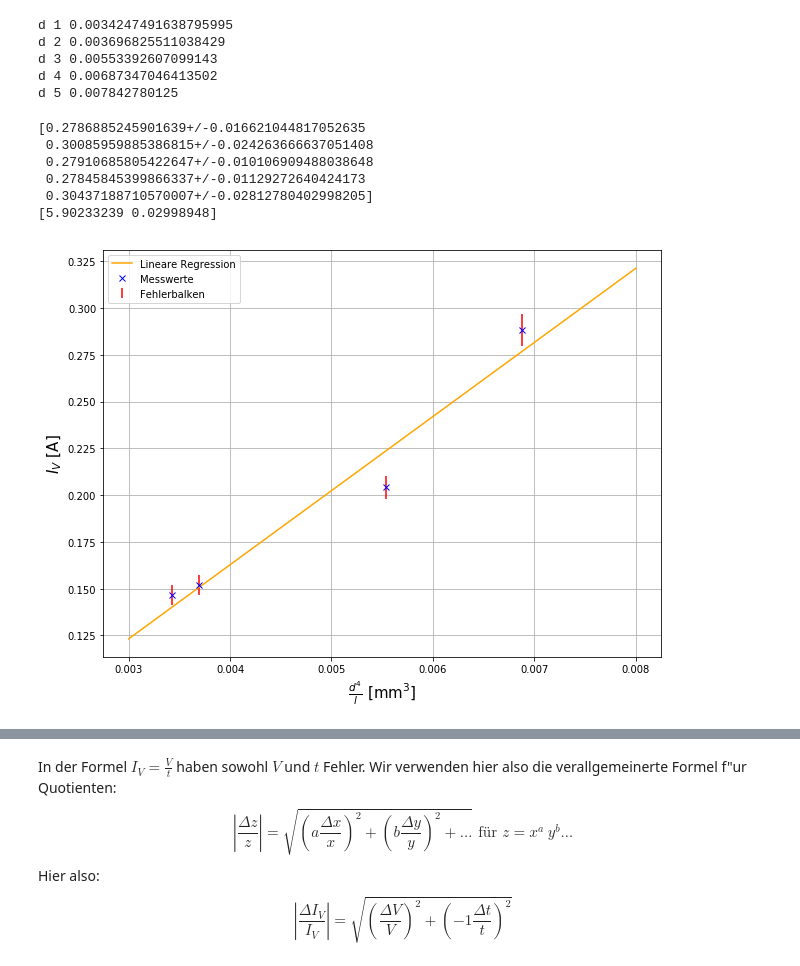
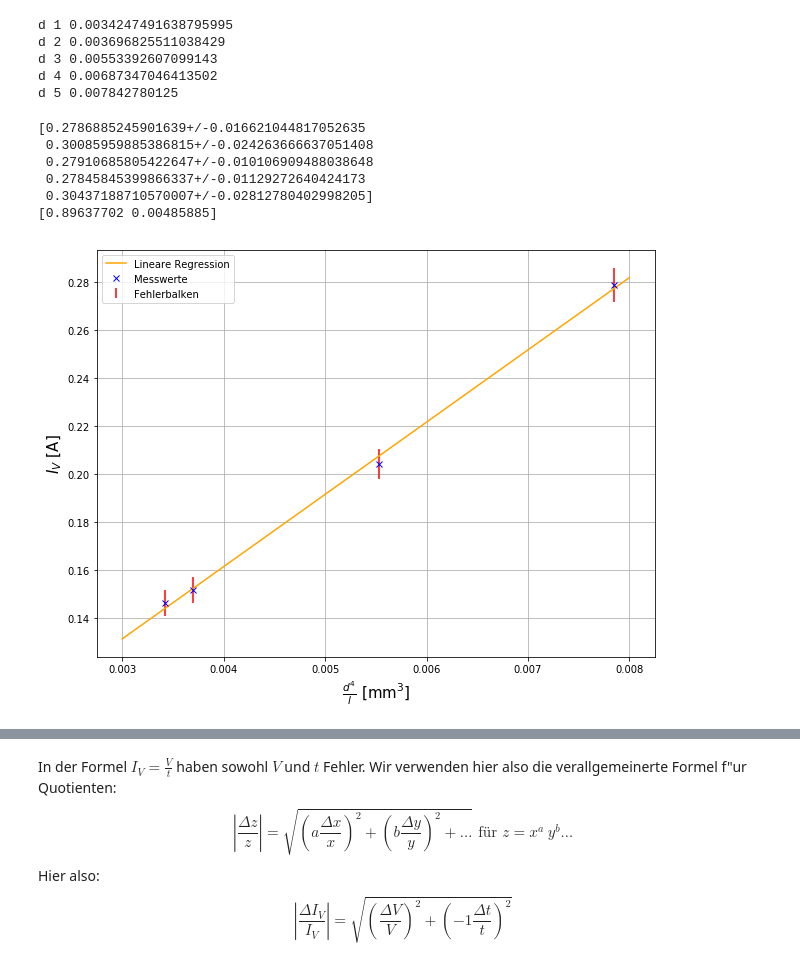
Before and after one commit to BigThonkers/APAP1, a Jupyter notebook: 9_8/Python_6.ipynb, the cells around one changed output, grey strips where cells are left out. Cells and saved outputs as stored; diff of their text form; code cells hidden in the pictures.

```diff
--- a/9_8/Python_6.ipynb
+++ b/9_8/Python_6.ipynb
@@ -60,14 +60,14 @@ print(np.array([I(ufloat(8.5,uv),ufloat(30.50,ut)),I(ufloat(6.3,uv),ufloat(20.94
 #Iarrayn=[I1.n,I2.n,I3.n,I4.n,I5.n]
 #Iarrays=[I1.s,I2.s,I3.s,I4.s,I5.s]
 
-Iarrayn=[I1.n,I2.n,I3.n,I4.n]#I5.n,I4.n]
-Iarrays=[I1.s,I2.s,I3.s,I4.s]#I5.s,I4.s]
+Iarrayn=[I1.n,I2.n,I3.n,I5.n]#I5.n,I4.n]
+Iarrays=[I1.s,I2.s,I3.s,I5.s]#I5.s,I4.s]
 Iarray=[I1,I2,I3,I5]
 
 meanI=mean(Iarray)
 
 #darray=[eq2(d1,l1),eq2(d2,l2),eq2(d3,l3),eq2(d4,l4),eq2(d5,l5)]
-darray=[eq2(d1,l1),eq2(d2,l2),eq2(d3,l3),eq2(d4,l4)]#eq2(d5,l5),eq2(d4,l4)]
+darray=[eq2(d1,l1),eq2(d2,l2),eq2(d3,l3),eq2(d5,l5)]#eq2(d5,l5),eq2(d4,l4)]
 #darrayn=[eq2(d1,l1).n,eq2(d2,l2).n,eq2(d3,l3).n,eq2(d4,l4).n,eq2(d5,l5).n]
 #darrays=[eq2(d1,l1).s,eq2(d2,l2).s,eq2(d3,l3).s,eq2(d4,l4).s,eq2(d5,l5).s]
 
@@ -84,32 +84,32 @@ fit=a*xfit+b
 
 #Ausgabe
 plt.plot(xfit,fit,'-',color='orange',label='Lineare Regression')
 print(np.sqrt(np.diag(pcov)))
 c=np.sqrt(np.diag(pcov))[0]
 d=np.sqrt(np.diag(pcov))[1]
 dfit1=(a+c)*(xfit)+fit
 dfit2=(a-c)*(xfit)+fit
 #plt.plot(xfit,dfit1,'--',color='orange')
 #plt.plot(xfit,dfit2,'--',color='orange')
 
 plt.plot(darray,Iarrayn,'x',label='Messwerte',color='blue')
 plt.errorbar(x=darray,y=Iarrayn,yerr=Iarrays,fmt='none',label='Fehlerbalken',color='red')
 
 plt.grid()
 fig_size=plt.rcParams["figure.figsize"]
 fig_size[0]=10
 fig_size[1]=7.5
 plt.xlabel(r'$\frac{d^4}{l}\ [\mathrm{mm}^3]$',size='15')
 plt.ylabel(r'$I_V\ [\mathrm{A}]$',size='15')
 plt.rcParams["figure.figsize"]=fig_size
 plt.legend()
 #plt.savefig(fname='/home/a/Documents/uni/AP1/git/Praktikum-A1/9_8/graph_without_5.png',dpi=300)
 plt.show()
 # %% [output]
 [0.2786885245901639+/-0.016621044817052635
  0.30085959885386815+/-0.024263666637051408
  0.27910685805422647+/-0.010106909488038648
  0.27845845399866337+/-0.01129272640424173
  0.30437188710570007+/-0.02812780402998205]
-[5.90233239 0.02998948]
+[0.89637702 0.00485885]
-[figure, old version]
+[figure, new version]
```
Also changed, not shown: parts of 3 cells of this notebook, 2 other files.
